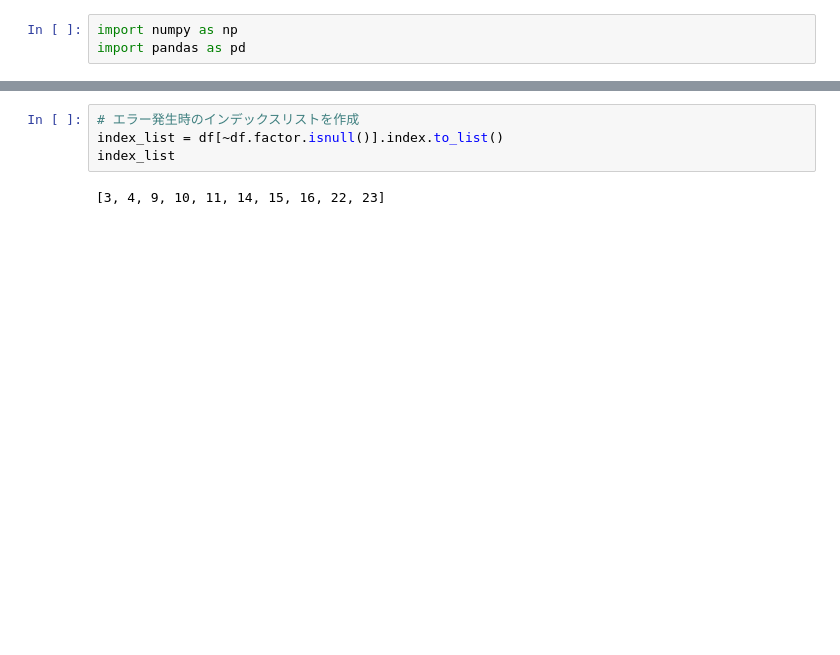
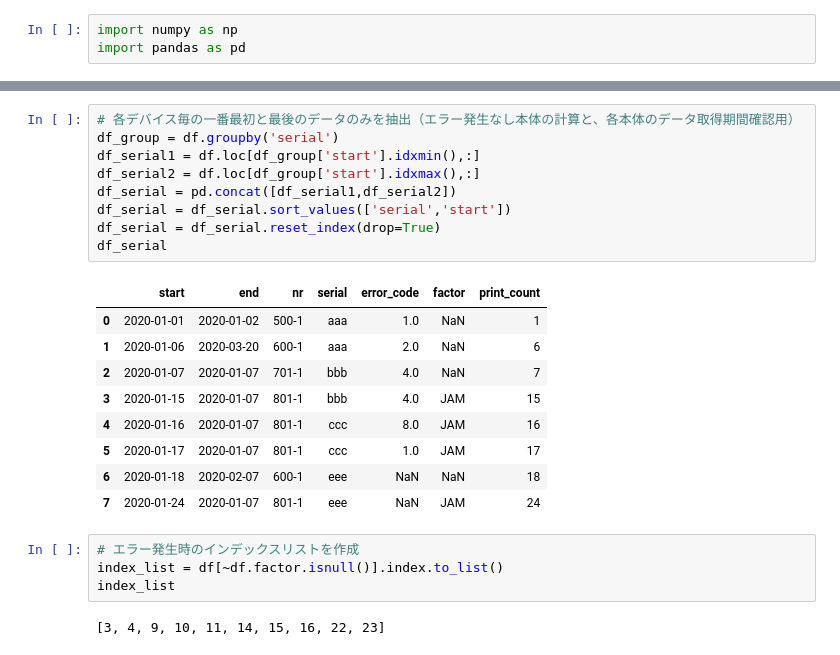
Before and after one commit to baronnavy/sample, a Jupyter notebook: sample.ipynb, the cells around one changed output, grey strips where cells are left out. Cells and saved outputs as stored; diff of their text form; blank space fills up the shorter version.

```diff
--- a/sample.ipynb
+++ b/sample.ipynb
@@ -26,3 +36,22 @@ df
+# %%
+# 各デバイス毎の一番最初と最後のデータのみを抽出（エラー発生なし本体の計算と、各本体のデータ取得期間確認用）
+df_group = df.groupby('serial')
+df_serial1 = df.loc[df_group['start'].idxmin(),:]
+df_serial2 = df.loc[df_group['start'].idxmax(),:]
+df_serial = pd.concat([df_serial1,df_serial2])
+df_serial = df_serial.sort_values(['serial','start'])
+df_serial = df_serial.reset_index(drop=True)
+df_serial
+# %% [output]
+|  | start | end | nr | serial | error_code | factor | print_count |
+| 0 | 2020-01-01 | 2020-01-02 | 500-1 | aaa | 1.0 | NaN | 1 |
+| 1 | 2020-01-06 | 2020-03-20 | 600-1 | aaa | 2.0 | NaN | 6 |
+| 2 | 2020-01-07 | 2020-01-07 | 701-1 | bbb | 4.0 | NaN | 7 |
+| 3 | 2020-01-15 | 2020-01-07 | 801-1 | bbb | 4.0 | JAM | 15 |
+| 4 | 2020-01-16 | 2020-01-07 | 801-1 | ccc | 8.0 | JAM | 16 |
+| 5 | 2020-01-17 | 2020-01-07 | 801-1 | ccc | 1.0 | JAM | 17 |
+| 6 | 2020-01-18 | 2020-02-07 | 600-1 | eee | NaN | NaN | 18 |
+| 7 | 2020-01-24 | 2020-01-07 | 801-1 | eee | NaN | JAM | 24 |
 # %%
 # エラー発生時のインデックスリストを作成
 index_list = df[~df.factor.isnull()].index.to_list()
```
Also changed, not shown: parts of 6 cells of this notebook.
